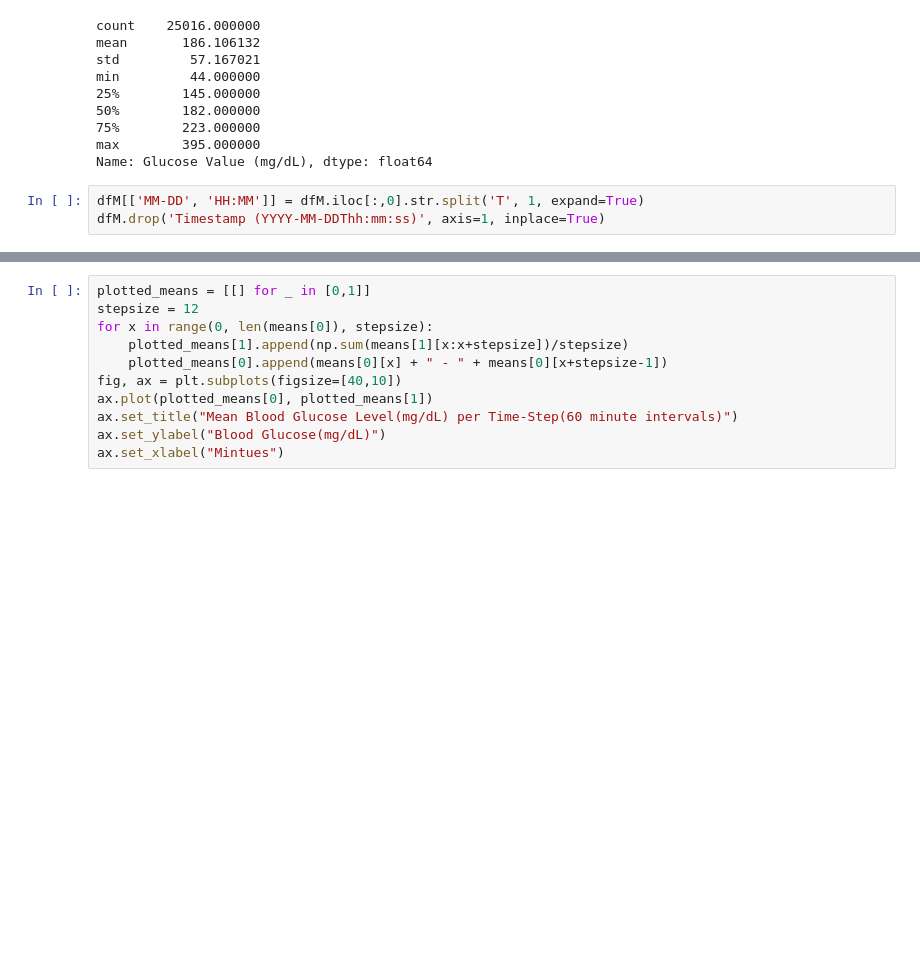
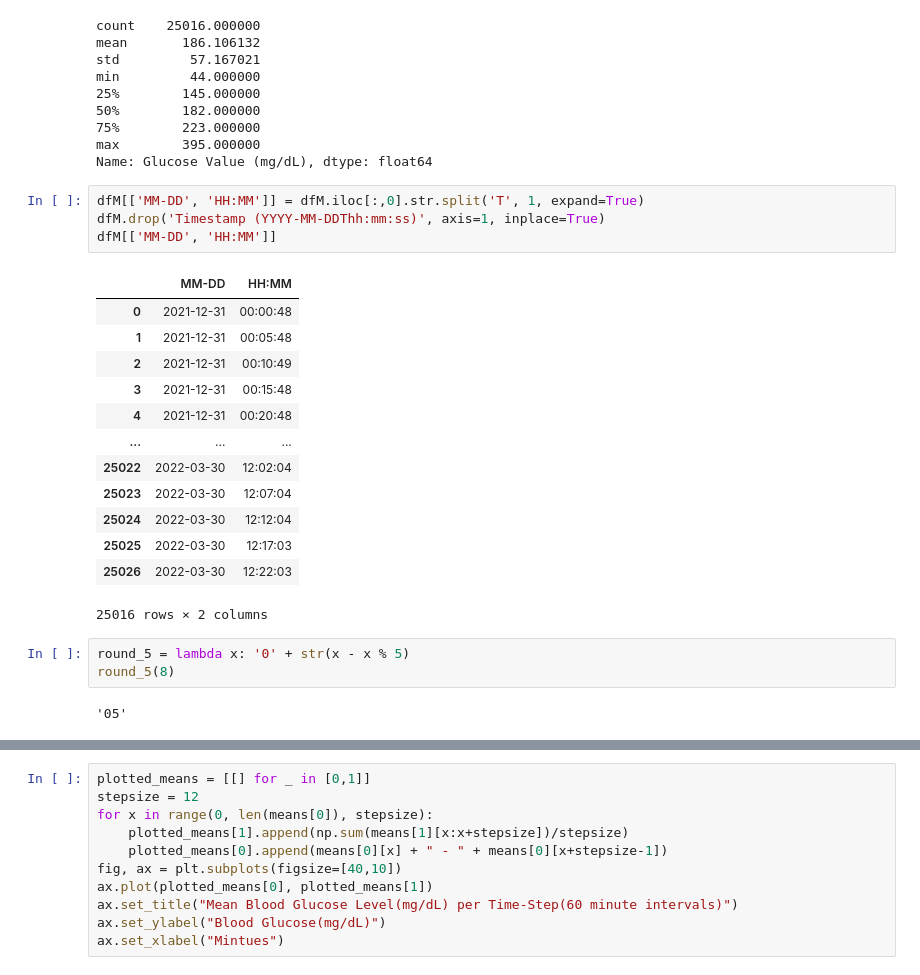
Before and after one commit to vineet-belur/4022-Project, a Jupyter notebook: 4022_prelim_analysis.ipynb, the cells around one changed output, grey strips where cells are left out. Saved outputs shown, nothing was run; the diff lists cells and outputs as text; blank space fills up the shorter version.

```diff
--- a/4022_prelim_analysis.ipynb
+++ b/4022_prelim_analysis.ipynb
@@ -40,6 +40,26 @@ Name: Glucose Value (mg/dL), dtype: float64
 # %%
 dfM[['MM-DD', 'HH:MM']] = dfM.iloc[:,0].str.split('T', 1, expand=True)
 dfM.drop('Timestamp (YYYY-MM-DDThh:mm:ss)', axis=1, inplace=True)
+dfM[['MM-DD', 'HH:MM']]
+# %% [output]
+|  | MM-DD | HH:MM |
+| 0 | 2021-12-31 | 00:00:48 |
+| 1 | 2021-12-31 | 00:05:48 |
+| 2 | 2021-12-31 | 00:10:49 |
+| 3 | 2021-12-31 | 00:15:48 |
+| 4 | 2021-12-31 | 00:20:48 |
+| ... | ... | ... |
+| 25022 | 2022-03-30 | 12:02:04 |
+| 25023 | 2022-03-30 | 12:07:04 |
+| 25024 | 2022-03-30 | 12:12:04 |
+| 25025 | 2022-03-30 | 12:17:03 |
+| 25026 | 2022-03-30 | 12:22:03 |
+25016 rows × 2 columns
+# %%
+round_5 = lambda x: '0' + str(x - x % 5)
+round_5(8)
+# %% [output]
+'05'
 # %%
 dfM['HH:MM'] = dfM['HH:MM'].str.slice(start=0, stop=5)
 dfM['MM-DD'] = dfM['MM-DD'].str.slice(start=5)
```
Also changed, not shown: parts of 7 cells of this notebook, 3 other files.
